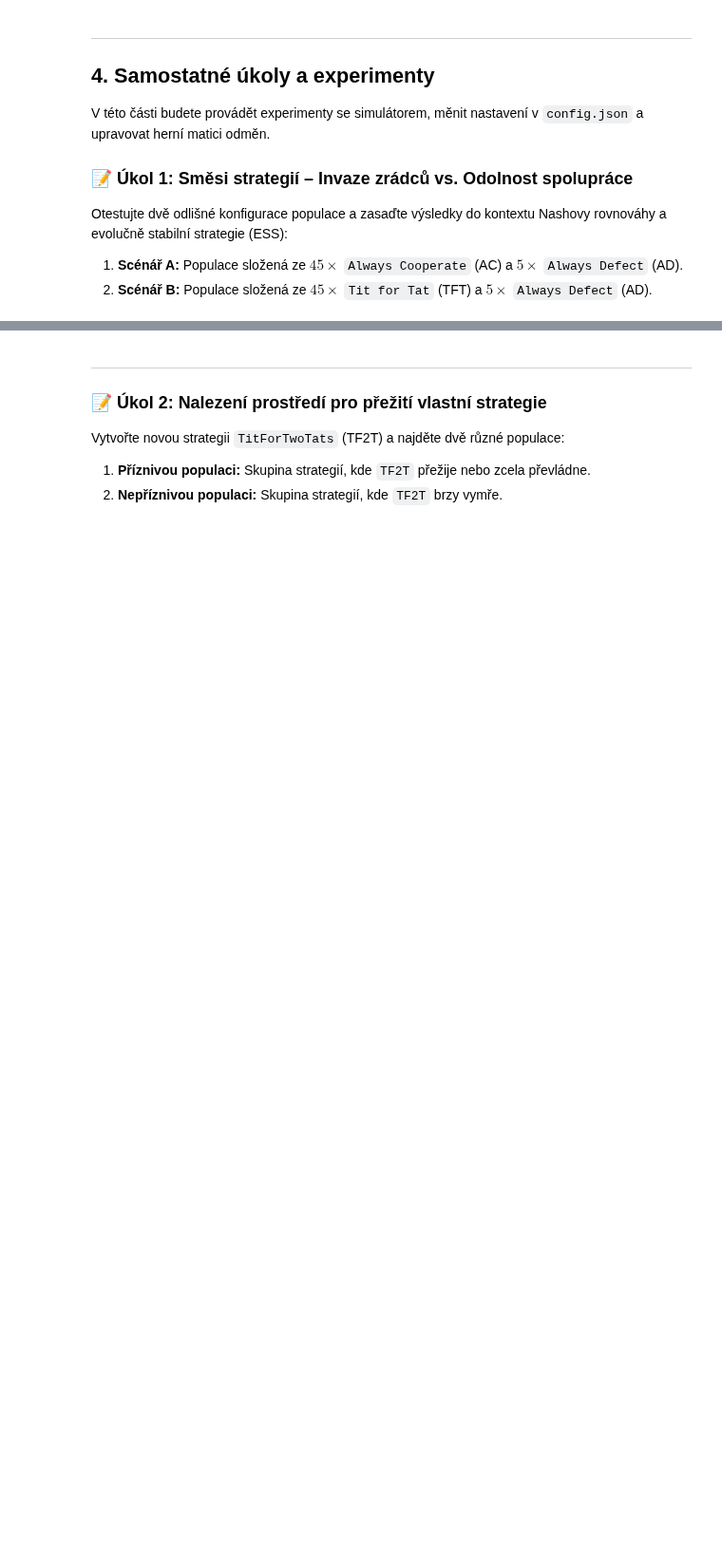
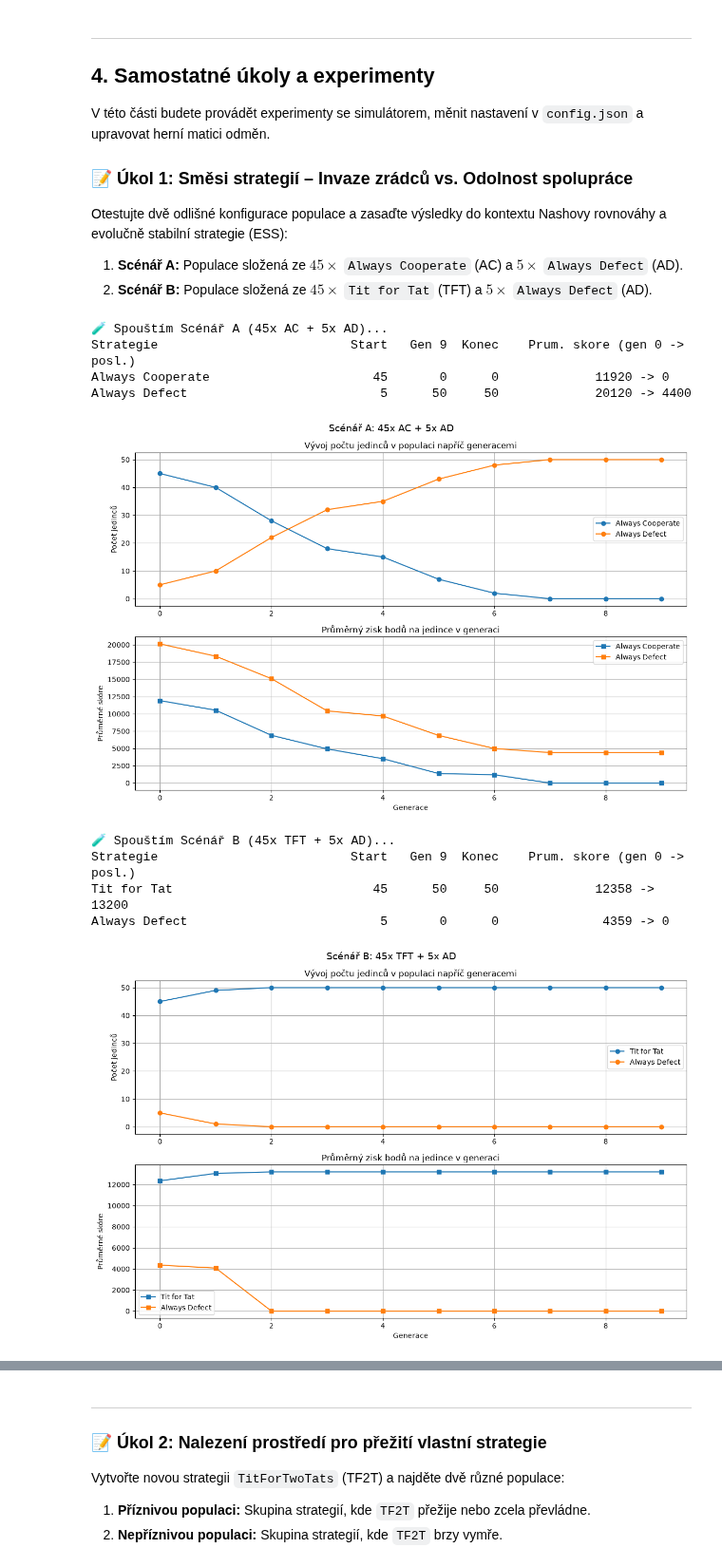
Before and after one commit to Jakub78509/ENC-AI, a Jupyter notebook: 2026 ENC AI CZ Reading Week Lab Workbook.ipynb, the cells around one changed output, grey strips where cells are left out. Shown at 95% size. Cells and saved outputs as stored; diff of their text form; code cells hidden in the pictures; blank space fills up the shorter version.

```diff
--- a/2026 ENC AI CZ Reading Week Lab Workbook.ipynb
+++ b/2026 ENC AI CZ Reading Week Lab Workbook.ipynb
@@ -209,17 +223,19 @@ import copy
 import importlib
 import json
 import os
+import random
 import sys
 import matplotlib.pyplot as plt
 import numpy as np
 
-# Herní matice odměn
-REWARD_MATRIX = {
+# Herní matice odměn (Vězňovo dilema)
+DEFAULT_REWARD_MATRIX = {
     ('C', 'C'): (3, 3),
     ('C', 'D'): (0, 5),
     ('D', 'C'): (5, 0),
     ('D', 'D'): (1, 1)
 }
+REWARD_MATRIX = dict(DEFAULT_REWARD_MATRIX)
 
 def play_game(s1, s2, iters=200):
     s1.reset()
@@ -242,10 +258,15 @@ def create_default_config(strat_modules, config_file='config.json'):
         json.dump(config, f, indent=2)
     return config
 
-def run_simulation(config_file='config.json', max_gen=10, encounters=10, custom_matrix=None):
+def run_simulation(config_file='config.json', max_gen=10, encounters=10, custom_matrix=None, seed=None, title=None):
     global REWARD_MATRIX
-    if custom_matrix:
-        REWARD_MATRIX = custom_matrix
+    # [UPRAVA] bez custom_matrix se vraci standardni matice (drive zustala Stag Hunt i pro dalsi behy)
+    REWARD_MATRIX = dict(custom_matrix) if custom_matrix else dict(DEFAULT_REWARD_MATRIX)
+
+    # [UPRAVA] seed pro reprodukovatelne vysledky
+    if seed is not None:
+        random.seed(seed)
+        np.random.seed(seed)
 
     # Nacitani strategii
     strat_modules = []
@@ -261,9 +282,15 @@ def run_simulation(config_file='config.json', max_gen=10, encounters=10, custom_
 
     pop = []
     strategies = {}
+    importlib.invalidate_caches()
     for k, v in config.items():
         pop += v * [k]
-        strategies[k] = importlib.import_module(k).create_strategy()
+        # [UPRAVA] reload, aby se zmeny v souborech strategii projevily bez restartu kernelu
+        module = importlib.reload(sys.modules[k]) if k in sys.modules else importlib.import_module(k)
+        strategies[k] = module.create_strategy()
+        # [UPRAVA] ucici se strategie dostanou matici odmen, se kterou simulace bezi
+        if hasattr(strategies[k], 'set_reward_matrix'):
+            strategies[k].set_reward_matrix(REWARD_MATRIX)
 
     pop_size = len(pop)
     str_counts = []
@@ -300,8 +327,17 @@ def run_simulation(config_file='config.json', max_gen=10, encounters=10, custom_
 
         pop = list(np.random.choice(pop, size=pop_size, p=probs))
 
+    # [UPRAVA] textovy souhrn pro odpovedi na otazky
+    final_counter = collections.Counter(pop)
+    print(f"{'Strategie':<34}{'Start':>6}{'Gen ' + str(max_gen - 1):>8}{'Konec':>7}{'Prum. skore (gen 0 -> posl.)':>32}")
+    for k in strategies.keys():
+        print(f"{strategies[k].strategy_name():<34}{str_counts[0][k]:>6}{str_counts[-1][k]:>8}{final_counter[k]:>7}"
+              f"{str_scores[0][k]:>18.0f} -> {str_scores[-1][k]:.0f}")
+
     # Vykresleni vysledku
     plt.figure(figsize=(12, 8))
+    if title:
+        plt.suptitle(title, fontsize=14)
     plt.subplot(2, 1, 1)
     for s in strategies.keys():
         plt.plot([sc[s] for sc in str_counts], label=strategies[s].strategy_name(), marker='o')
@@ -321,5 +357,6 @@ def run_simulation(config_file='config.json', max_gen=10, encounters=10, custom_
 
     plt.tight_layout()
     plt.show()
+    return str_counts, str_scores, strategies
 
 print("✅ Evoluční simulátor načten.")
@@ -339,24 +378,35 @@ Otestujte dvě odlišné konfigurace populace a zasaďte výsledky do kontextu N
 # %%
 # [BUŇKA 4] ÚKOL 1 – Testování invaze zrádců (AD) do AC vs. TFT
 
 # --- SCÉNÁŘ A: 45x AC + 5x AD ---
 config_a = {
     'strategies.always_cooperate': 45,
     'strategies.always_defect': 5
 }
 with open('config_scenario_a.json', 'w') as f:
     json.dump(config_a, f)
 
 print("🧪 Spouštím Scénář A (45x AC + 5x AD)...")
-run_simulation('config_scenario_a.json', max_gen=10)
+run_simulation('config_scenario_a.json', max_gen=10, seed=42, title='Scénář A: 45x AC + 5x AD')
 
 # --- SCÉNÁŘ B: 45x TFT + 5x AD ---
 config_b = {
     'strategies.titfortat': 45,
     'strategies.always_defect': 5
 }
 with open('config_scenario_b.json', 'w') as f:
     json.dump(config_b, f)
 
 print("🧪 Spouštím Scénář B (45x TFT + 5x AD)...")
-run_simulation('config_scenario_b.json', max_gen=10)
+run_simulation('config_scenario_b.json', max_gen=10, seed=42, title='Scénář B: 45x TFT + 5x AD')
+# %% [output]
+🧪 Spouštím Scénář A (45x AC + 5x AD)...
+Strategie                          Start   Gen 9  Konec    Prum. skore (gen 0 -> posl.)
+Always Cooperate                      45       0      0             11920 -> 0
+Always Defect                          5      50     50             20120 -> 4400
+[figure, added]
+🧪 Spouštím Scénář B (45x TFT + 5x AD)...
+Strategie                          Start   Gen 9  Konec    Prum. skore (gen 0 -> posl.)
+Tit for Tat                           45      50     50             12358 -> 13200
+Always Defect                          5       0      0              4359 -> 0
+[figure, added]
```
Also changed, not shown: parts of 12 cells of this notebook, 19 other files.
